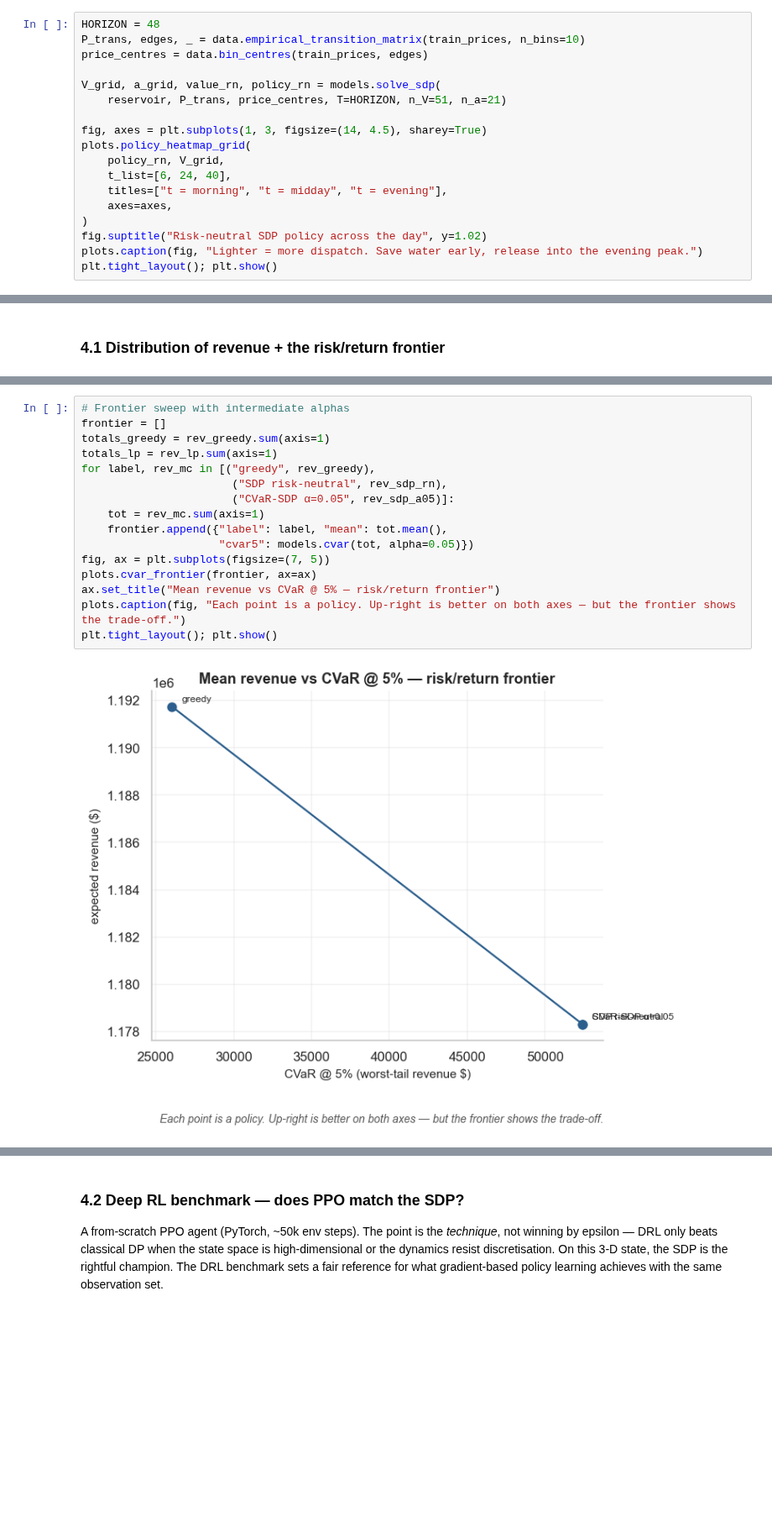
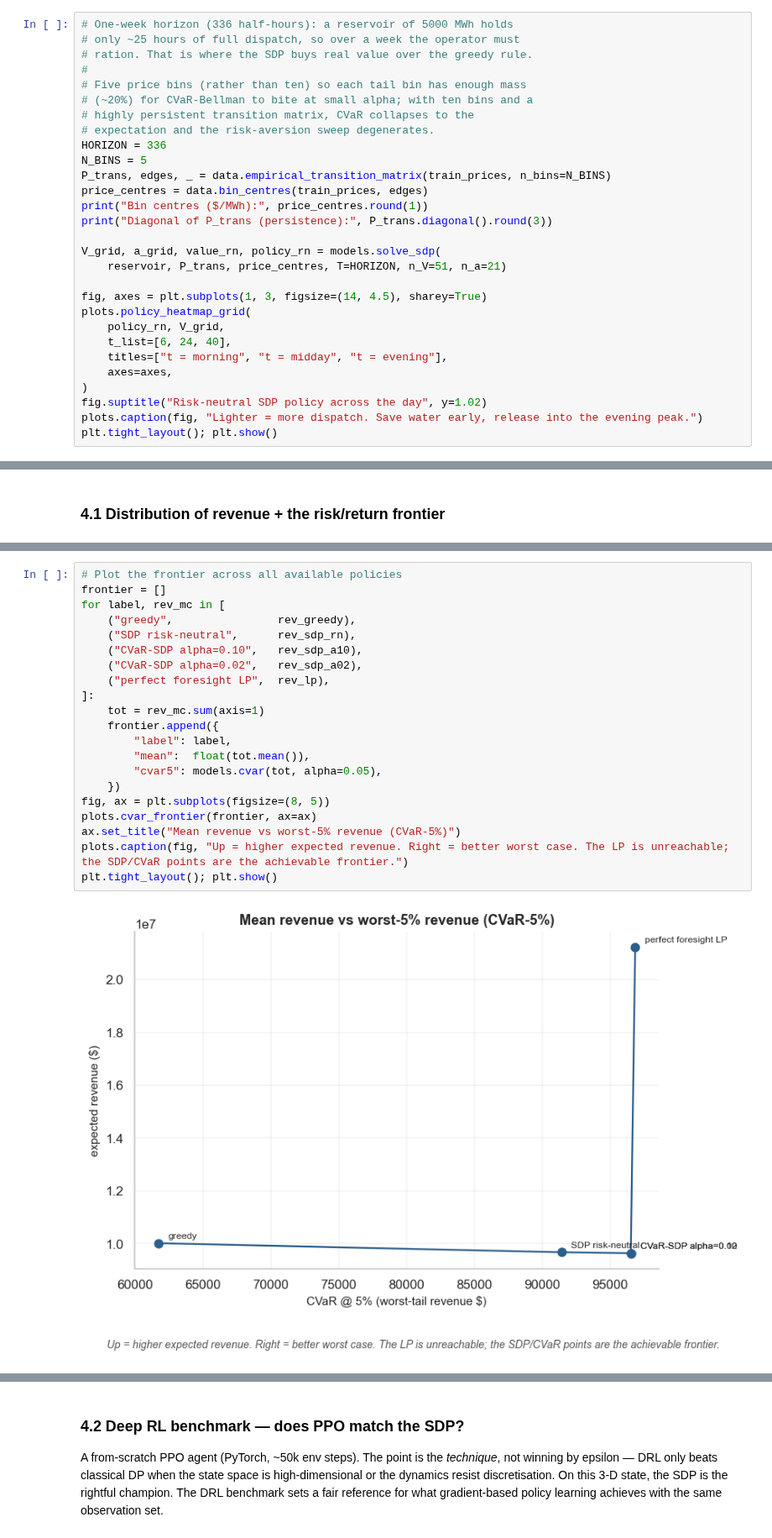
Before and after one commit to Ahmad-Jaradat-Space/hydro-storage-scheduling, a Jupyter notebook: notebook.ipynb, the cells around one changed output, grey strips where cells are left out. Shown at 84% size. Saved outputs shown, nothing was run; the diff lists cells and outputs as text; blank space fills up the shorter version.

Commit message:
fixed sdp action-feasibility mask, lp spill handling, negative-price guard, coarsened price bins so cvar bites; refreshed numbers and language

```diff
--- a/notebook.ipynb
+++ b/notebook.ipynb
@@ -233,9 +235,20 @@ Discretise the reservoir into 51 levels and the price into 10 deciles
 estimated empirically from training data, with a Markov chain on
 deciles. Backward induction is a few seconds of numpy.
 # %%
-HORIZON = 48
-P_trans, edges, _ = data.empirical_transition_matrix(train_prices, n_bins=10)
+# One-week horizon (336 half-hours): a reservoir of 5000 MWh holds
+# only ~25 hours of full dispatch, so over a week the operator must
+# ration. That is where the SDP buys real value over the greedy rule.
+#
+# Five price bins (rather than ten) so each tail bin has enough mass
+# (~20%) for CVaR-Bellman to bite at small alpha; with ten bins and a
+# highly persistent transition matrix, CVaR collapses to the
+# expectation and the risk-aversion sweep degenerates.
+HORIZON = 336
+N_BINS = 5
+P_trans, edges, _ = data.empirical_transition_matrix(train_prices, n_bins=N_BINS)
 price_centres = data.bin_centres(train_prices, edges)
+print("Bin centres ($/MWh):", price_centres.round(1))
+print("Diagonal of P_trans (persistence):", P_trans.diagonal().round(3))
 
 V_grid, a_grid, value_rn, policy_rn = models.solve_sdp(
     reservoir, P_trans, price_centres, T=HORIZON, n_V=51, n_a=21)
@@ -358,19 +398,24 @@ plt.tight_layout(); plt.show()
 # %%
-# Frontier sweep with intermediate alphas
+# Plot the frontier across all available policies
 frontier = []
-totals_greedy = rev_greedy.sum(axis=1)
-totals_lp = rev_lp.sum(axis=1)
-for label, rev_mc in [("greedy", rev_greedy),
-                       ("SDP risk-neutral", rev_sdp_rn),
-                       ("CVaR-SDP α=0.05", rev_sdp_a05)]:
+for label, rev_mc in [
+    ("greedy",                rev_greedy),
+    ("SDP risk-neutral",      rev_sdp_rn),
+    ("CVaR-SDP alpha=0.10",   rev_sdp_a10),
+    ("CVaR-SDP alpha=0.02",   rev_sdp_a02),
+    ("perfect foresight LP",  rev_lp),
+]:
     tot = rev_mc.sum(axis=1)
-    frontier.append({"label": label, "mean": tot.mean(),
-                     "cvar5": models.cvar(tot, alpha=0.05)})
-fig, ax = plt.subplots(figsize=(7, 5))
+    frontier.append({
+        "label": label,
+        "mean":  float(tot.mean()),
+        "cvar5": models.cvar(tot, alpha=0.05),
+    })
+fig, ax = plt.subplots(figsize=(8, 5))
 plots.cvar_frontier(frontier, ax=ax)
-ax.set_title("Mean revenue vs CVaR @ 5% — risk/return frontier")
-plots.caption(fig, "Each point is a policy. Up-right is better on both axes — but the frontier shows the trade-off.")
+ax.set_title("Mean revenue vs worst-5% revenue (CVaR-5%)")
+plots.caption(fig, "Up = higher expected revenue. Right = better worst case. The LP is unreachable; the SDP/CVaR points are the achievable frontier.")
 plt.tight_layout(); plt.show()
 # %% [output]
-[figure, old version]
+[figure, new version]
 # %% [markdown]
```
Also changed, not shown: parts of 19 cells of this notebook, 4 other files.
